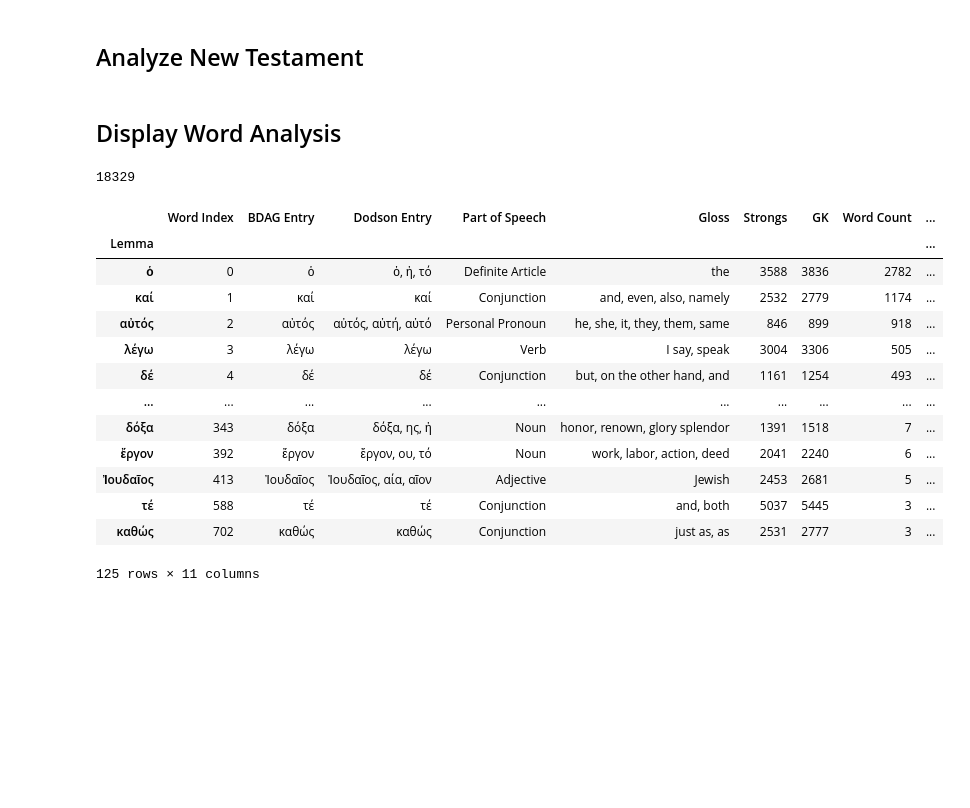
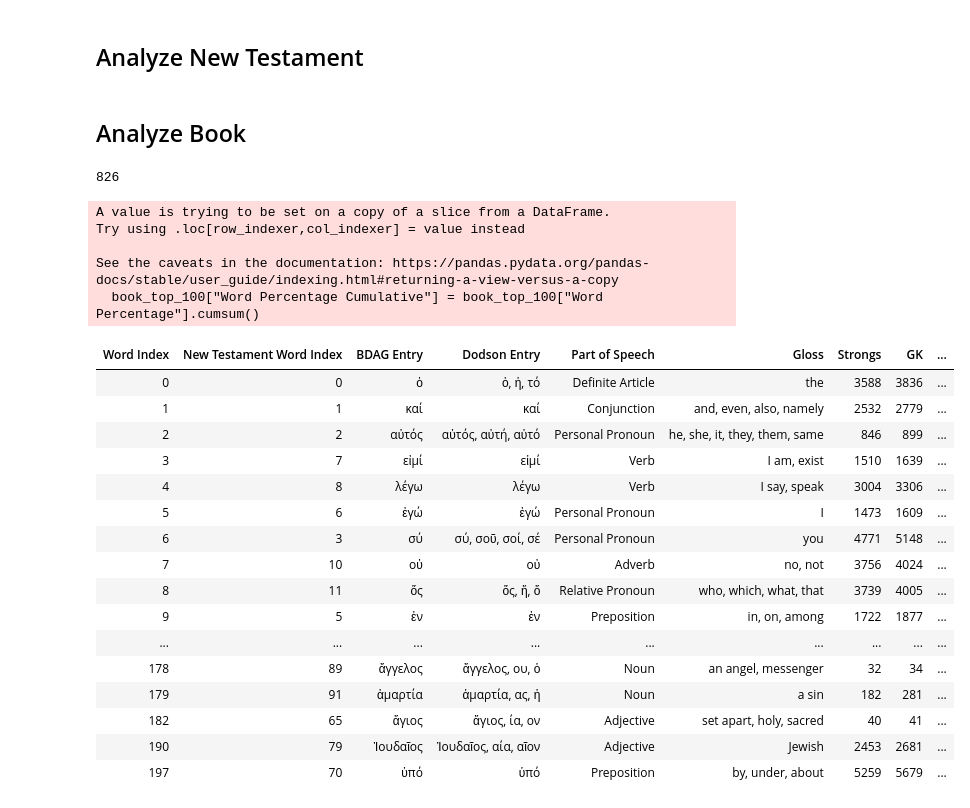
Before and after one commit to rgtodd/bible-sdk, a Jupyter notebook: BibleNotebook/Analyze Text.ipynb, the cells around one changed output. Drawn from its saved outputs; the diff is of its cells as text; code cells hidden in the pictures; blank space fills up the shorter version.

Commit message:
Analyze Text Updates

```diff
--- a/BibleNotebook/Analyze Text.ipynb
+++ b/BibleNotebook/Analyze Text.ipynb
@@ -63,9 +63,11 @@ class Analyzer:
 
         return df_report
 
-    def get_book_report(self, book):
+    def get_book_report(self, book, chapter= None):
 
         df_morphgnt_book = self.DF_MORPHGNT[(self.DF_MORPHGNT.Book == book)]
+        if chapter:
+            df_morphgnt_book = df_morphgnt_book[(df_morphgnt_book.Chapter == chapter)]
         self.dump(df_morphgnt_book, "df_morphgnt_book")
 
         total_word_count = len(df_morphgnt_book)
@@ -146,57 +148,75 @@ report_html = (
 # report_html
 with open("new_testament_report.html", "w", encoding="utf-8") as file:
     file.write(report_html)
-# %% [markdown]
-## Display Word Analysis
+# %% [markdown]
+## Analyze Book
 # %%
 ANALYZER = Analyzer()
 
 ANALYZER.load_data()
 
 new_testament_report = ANALYZER.get_new_testament_report()
-# new_testament_report["Source NT"] = True
 
-book_report = ANALYZER.get_book_report(1)
-# book_report["Source Book"] = "True"
+book_report = ANALYZER.get_book_report(4,1)
 
-book_report["New Testament Word Index"] = new_testament_report["Word Index"]
+new_testament_word_index = new_testament_report["Word Index"]
+
+book_report.insert(
+    loc=1, column="New Testament Word Index", value=new_testament_word_index
+)
 
 book_top_100 = book_report[
     (book_report["Word Index"] < 100) | (book_report["New Testament Word Index"] < 100)
 ]
+
+book_top_100["Word Percentage Cumulative"] = book_top_100["Word Percentage"].cumsum()
+
 # df_merged = pd.concat([book_report, new_testament_report], axis=1)
 # df_merged
 
-book_top_100
 
+report_html = book_top_100.style.hide(axis="index").set_properties(
+    subset=["Gloss", "BDAG Entry", "Dodson Entry", "Part of Speech"],
+    **{"text-align": "left"}
+).apply(
+    lambda x: ["background: LightGreen" if v > 100 else "" for v in x],
+    subset=["New Testament Word Index"],
+    axis="columns",
+).set_table_styles(
+    [{"selector": "th", "props": [("text-align", "left")]}]
+).bar( color = "LightBlue",
+    subset=["Word Percentage Cumulative"], vmax=100
+)
 
-# ANALYZER.get_new_testament_report().head(100).style.hide(axis="index").set_properties(
-#     subset=["Gloss", "BDAG Entry", "Dodson Entry", "Part of Speech"],
-#     **{"text-align": "left"}
-# ).set_table_styles([{"selector": "th", "props": [("text-align", "left")]}]).bar(
-#     subset=["Word Percentage Cumulative"], vmax=100
-
-# )
+report_html
 
 # ANALYZER.get_book_report(2).head(100).style.hide(axis="index").set_properties(
 #     subset=["Gloss", "BDAG Entry", "Dodson Entry", "Part of Speech"],
 #     **{"text-align": "left"}
 # ).set_table_styles([{"selector": "th", "props": [("text-align", "left")]}]).bar(
 #     subset=["Word Percentage Cumulative"], vmax=100
 # )
 # %% [output]
-18329
+826
+A value is trying to be set on a copy of a slice from a DataFrame.
+Try using .loc[row_indexer,col_indexer] = value instead
+
+See the caveats in the documentation: https://pandas.pydata.org/pandas-docs/stable/user_guide/indexing.html#returning-a-view-versus-a-copy
+  book_top_100["Word Percentage Cumulative"] = book_top_100["Word Percentage"].cumsum()
-|  | Word Index | BDAG Entry | Dodson Entry | Part of Speech | Gloss | Strongs | GK | Word Count | ... |
-| Lemma |  |  |  |  |  |  |  |  | ... |
-| ὁ | 0 | ὁ | ὁ, ἡ, τό | Definite Article | the | 3588 | 3836 | 2782 | ... |
-| καί | 1 | καί | καί | Conjunction | and, even, also, namely | 2532 | 2779 | 1174 | ... |
-| αὐτός | 2 | αὐτός | αὐτός, αὐτή, αὐτό | Personal Pronoun | he, she, it, they, them, same | 846 | 899 | 918 | ... |
-| λέγω | 3 | λέγω | λέγω | Verb | I say, speak | 3004 | 3306 | 505 | ... |
-| δέ | 4 | δέ | δέ | Conjunction | but, on the other hand, and | 1161 | 1254 | 493 | ... |
-| ... | ... | ... | ... | ... | ... | ... | ... | ... | ... |
-| δόξα | 343 | δόξα | δόξα, ης, ἡ | Noun | honor, renown, glory splendor | 1391 | 1518 | 7 | ... |
-| ἔργον | 392 | ἔργον | ἔργον, ου, τό | Noun | work, labor, action, deed | 2041 | 2240 | 6 | ... |
-| Ἰουδαῖος | 413 | Ἰουδαῖος | Ἰουδαῖος, αία, αῖον | Adjective | Jewish | 2453 | 2681 | 5 | ... |
-| τέ | 588 | τέ | τέ | Conjunction | and, both | 5037 | 5445 | 3 | ... |
-| καθώς | 702 | καθώς | καθώς | Conjunction | just as, as | 2531 | 2777 | 3 | ... |
+| Word Index | New Testament Word Index | BDAG Entry | Dodson Entry | Part of Speech | Gloss | Strongs | GK | ... |
+| 0 | 0 | ὁ | ὁ, ἡ, τό | Definite Article | the | 3588 | 3836 | ... |
+| 1 | 1 | καί | καί | Conjunction | and, even, also, namely | 2532 | 2779 | ... |
+| 2 | 2 | αὐτός | αὐτός, αὐτή, αὐτό | Personal Pronoun | he, she, it, they, them, same | 846 | 899 | ... |
+| 3 | 7 | εἰμί | εἰμί | Verb | I am, exist | 1510 | 1639 | ... |
+| 4 | 8 | λέγω | λέγω | Verb | I say, speak | 3004 | 3306 | ... |
+| 5 | 6 | ἐγώ | ἐγώ | Personal Pronoun | I | 1473 | 1609 | ... |
+| 6 | 3 | σύ | σύ, σοῦ, σοί, σέ | Personal Pronoun | you | 4771 | 5148 | ... |
+| 7 | 10 | οὐ | οὐ | Adverb | no, not | 3756 | 4024 | ... |
+| 8 | 11 | ὅς | ὅς, ἥ, ὅ | Relative Pronoun | who, which, what, that | 3739 | 4005 | ... |
+| 9 | 5 | ἐν | ἐν | Preposition | in, on, among | 1722 | 1877 | ... |
+| ... | ... | ... | ... | ... | ... | ... | ... | ... |
+| 178 | 89 | ἄγγελος | ἄγγελος, ου, ὁ | Noun | an angel, messenger | 32 | 34 | ... |
+| 179 | 91 | ἁμαρτία | ἁμαρτία, ας, ἡ | Noun | a sin | 182 | 281 | ... |
+| 182 | 65 | ἅγιος | ἅγιος, ία, ον | Adjective | set apart, holy, sacred | 40 | 41 | ... |
+| 190 | 79 | Ἰουδαῖος | Ἰουδαῖος, αία, αῖον | Adjective | Jewish | 2453 | 2681 | ... |
+| 197 | 70 | ὑπό | ὑπό | Preposition | by, under, about | 5259 | 5679 | ... |
-125 rows × 11 columns
```
Also changed, not shown: 1 other file.
